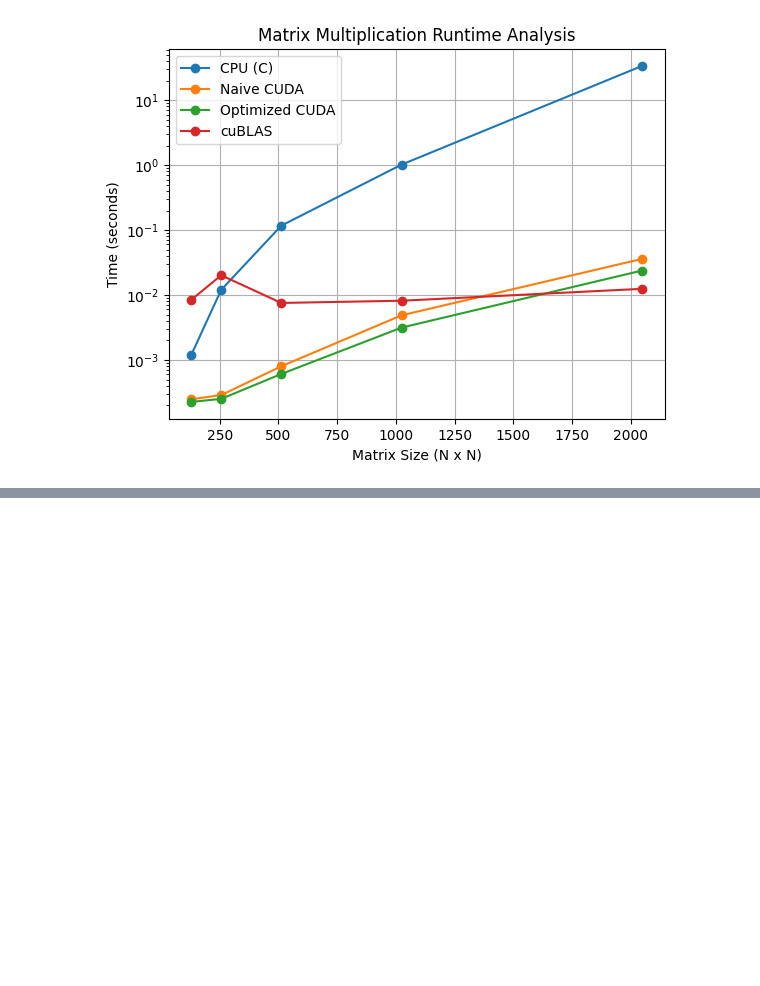
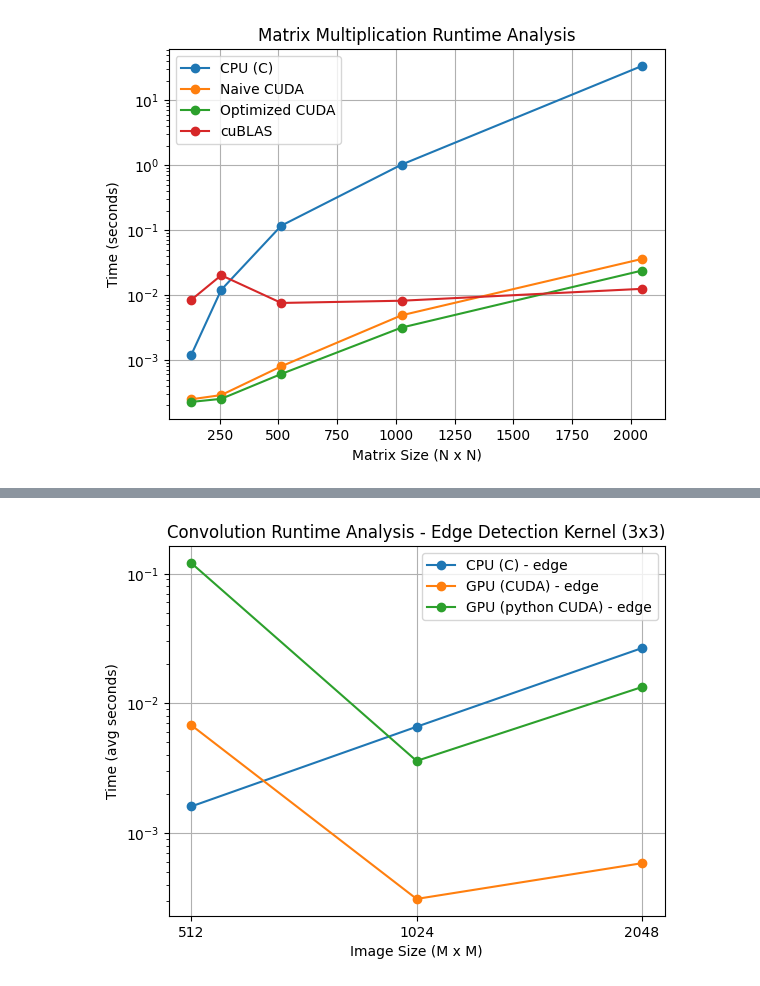
Before and after one commit to SlyShot42/cuda-matmul-conv-bench, a Jupyter notebook: runtime_analysis.ipynb, the cells around one changed output, grey strips where cells are left out. Cells and saved outputs as stored; diff of their text form; code cells hidden in the pictures; blank space fills up the shorter version.

Commit message:
added: runtime analysis for convolutions
- calculated the average runtimes across all 3 pictures
- plotted average runtimes for each kernel size
- calculated speedup

```diff
--- a/runtime_analysis.ipynb
+++ b/runtime_analysis.ipynb
@@ -57,3 +57,6 @@ plt.legend()
 plt.show()
 # %% [output]
 [figure]
+# %%
+data = pd.read_csv('./data/conv_runtime_data.csv')
+data
@@ -59,0 +81,3 @@ plt.show()
+# %%
+avg_runtimes = data.groupby(['Implementation', 'Kernel'])[['512', '1024', '2048']].mean()
+avg_runtimes
@@ -59,0 +96,25 @@ plt.show()
+# %%
+cpu_edge_data = avg_runtimes.loc['CPU (C)'].loc['edge']
+cpu_edge_Ns = np.array(cpu_edge_data.index)
+cpu_edge_times = cpu_edge_data.values
+
+cuda_edge_data = avg_runtimes.loc['GPU (CUDA)'].loc['edge']
+cuda_edge_Ns = np.array(cuda_edge_data.index)
+cuda_edge_times = cuda_edge_data.values
+
+python_cuda_edge_data = avg_runtimes.loc['GPU (python CUDA)'].loc['edge']
+python_cuda_edge_Ns = np.array(python_cuda_edge_data.index)
+python_cuda_edge_times = python_cuda_edge_data.values
+
+plt.plot(cpu_edge_Ns, cpu_edge_times, marker="o", label="CPU (C) - edge")
+plt.plot(cuda_edge_Ns, cuda_edge_times, marker="o", label="GPU (CUDA) - edge")
+plt.plot(python_cuda_edge_Ns, python_cuda_edge_times, marker="o", label="GPU (python CUDA) - edge")
+plt.xlabel('Image Size (M x M)')
+plt.ylabel('Time (avg seconds)')
+plt.yscale('log')
+plt.title('Convolution Runtime Analysis - Edge Detection Kernel (3x3)')
+plt.grid(True)
+plt.legend()
+plt.show()
+# %% [output]
+[figure, added]
```
Also changed, not shown: parts of 5 cells of this notebook.
